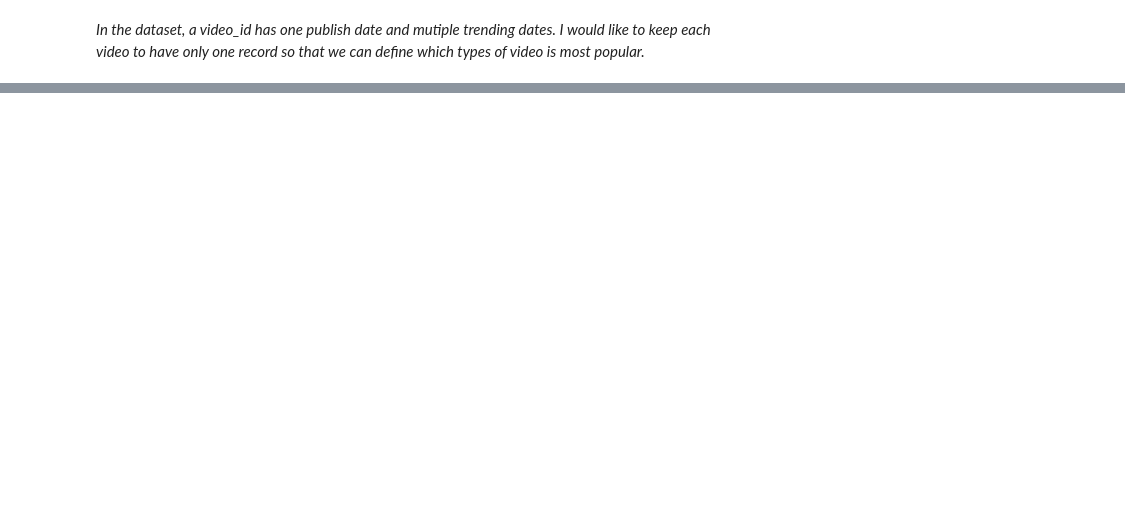
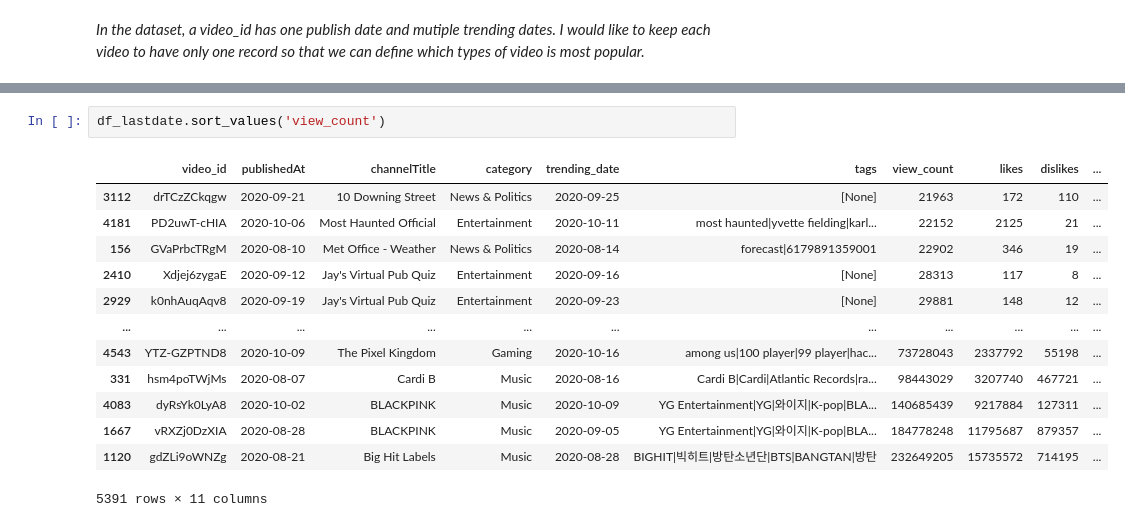
Before and after one commit to ubco-W2020WT1-data301/course-project-group_6007b, a Jupyter notebook: analysis/Kristy/milestone2.ipynb, the cells around one changed output, grey strips where cells are left out. Drawn from its saved outputs; the diff is of its cells as text; blank space fills up the shorter version.

```diff
--- a/analysis/Kristy/milestone2.ipynb
+++ b/analysis/Kristy/milestone2.ipynb
@@ -95,0 +97,16 @@ profiling
+# %%
+df_lastdate.sort_values('view_count')
+# %% [output]
+|  | video_id | publishedAt | channelTitle | category | trending_date | tags | view_count | likes | dislikes | ... |
+| 3112 | drTCzZCkqgw | 2020-09-21 | 10 Downing Street | News & Politics | 2020-09-25 | [None] | 21963 | 172 | 110 | ... |
+| 4181 | PD2uwT-cHIA | 2020-10-06 | Most Haunted Official | Entertainment | 2020-10-11 | most haunted|yvette fielding|karl... | 22152 | 2125 | 21 | ... |
+| 156 | GVaPrbcTRgM | 2020-08-10 | Met Office - Weather | News & Politics | 2020-08-14 | forecast|6179891359001 | 22902 | 346 | 19 | ... |
+| 2410 | Xdjej6zygaE | 2020-09-12 | Jay's Virtual Pub Quiz | Entertainment | 2020-09-16 | [None] | 28313 | 117 | 8 | ... |
+| 2929 | k0nhAuqAqv8 | 2020-09-19 | Jay's Virtual Pub Quiz | Entertainment | 2020-09-23 | [None] | 29881 | 148 | 12 | ... |
+| ... | ... | ... | ... | ... | ... | ... | ... | ... | ... | ... |
+| 4543 | YTZ-GZPTND8 | 2020-10-09 | The Pixel Kingdom | Gaming | 2020-10-16 | among us|100 player|99 player|hac... | 73728043 | 2337792 | 55198 | ... |
+| 331 | hsm4poTWjMs | 2020-08-07 | Cardi B | Music | 2020-08-16 | Cardi B|Cardi|Atlantic Records|ra... | 98443029 | 3207740 | 467721 | ... |
+| 4083 | dyRsYk0LyA8 | 2020-10-02 | BLACKPINK | Music | 2020-10-09 | YG Entertainment|YG|와이지|K-pop|BLA... | 140685439 | 9217884 | 127311 | ... |
+| 1667 | vRXZj0DzXIA | 2020-08-28 | BLACKPINK | Music | 2020-09-05 | YG Entertainment|YG|와이지|K-pop|BLA... | 184778248 | 11795687 | 879357 | ... |
+| 1120 | gdZLi9oWNZg | 2020-08-21 | Big Hit Labels | Music | 2020-08-28 | BIGHIT|빅히트|방탄소년단|BTS|BANGTAN|방탄 | 232649205 | 15735572 | 714195 | ... |
+5391 rows × 11 columns
```
Also changed, not shown: parts of 15 cells of this notebook.
